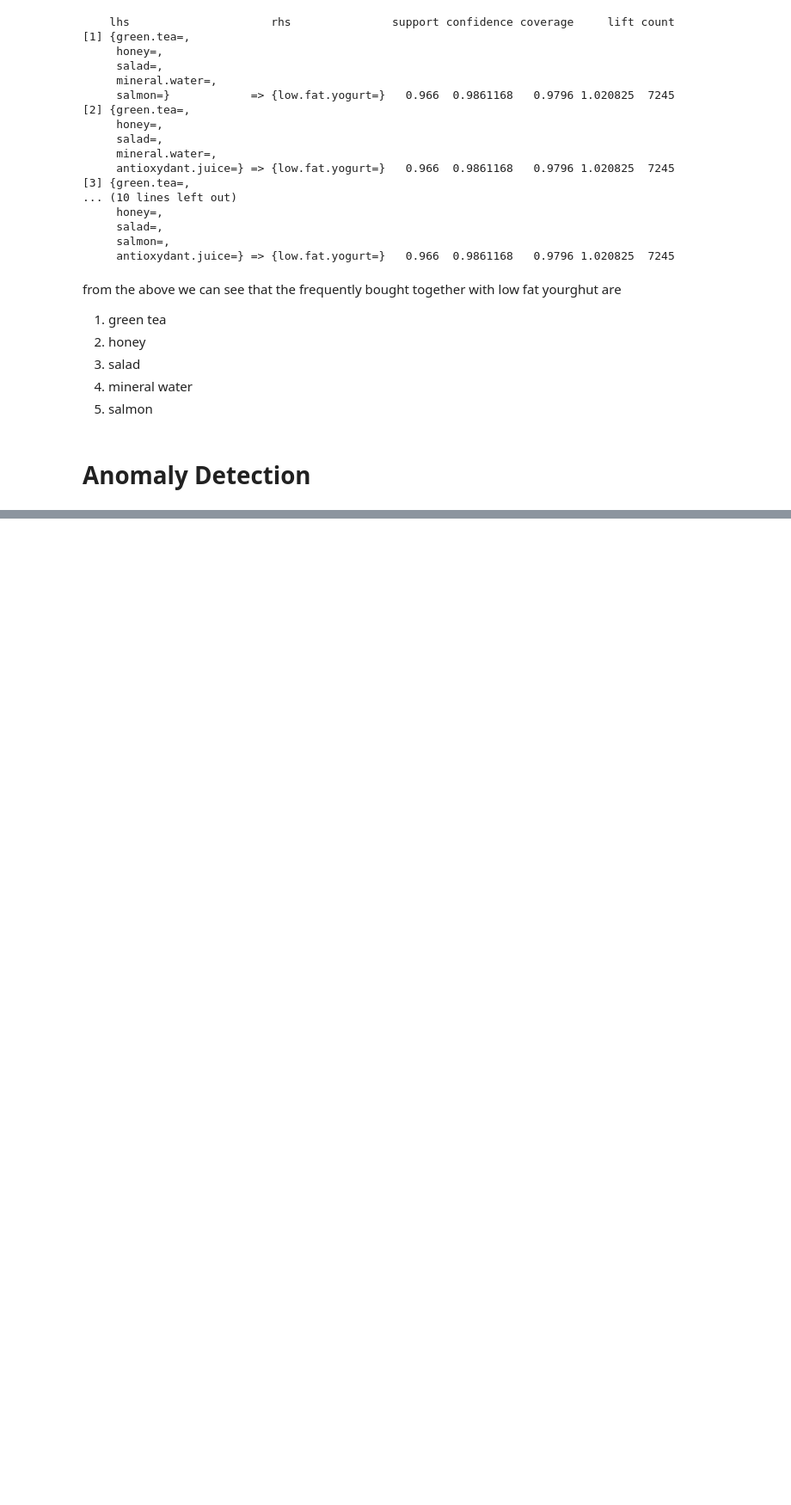
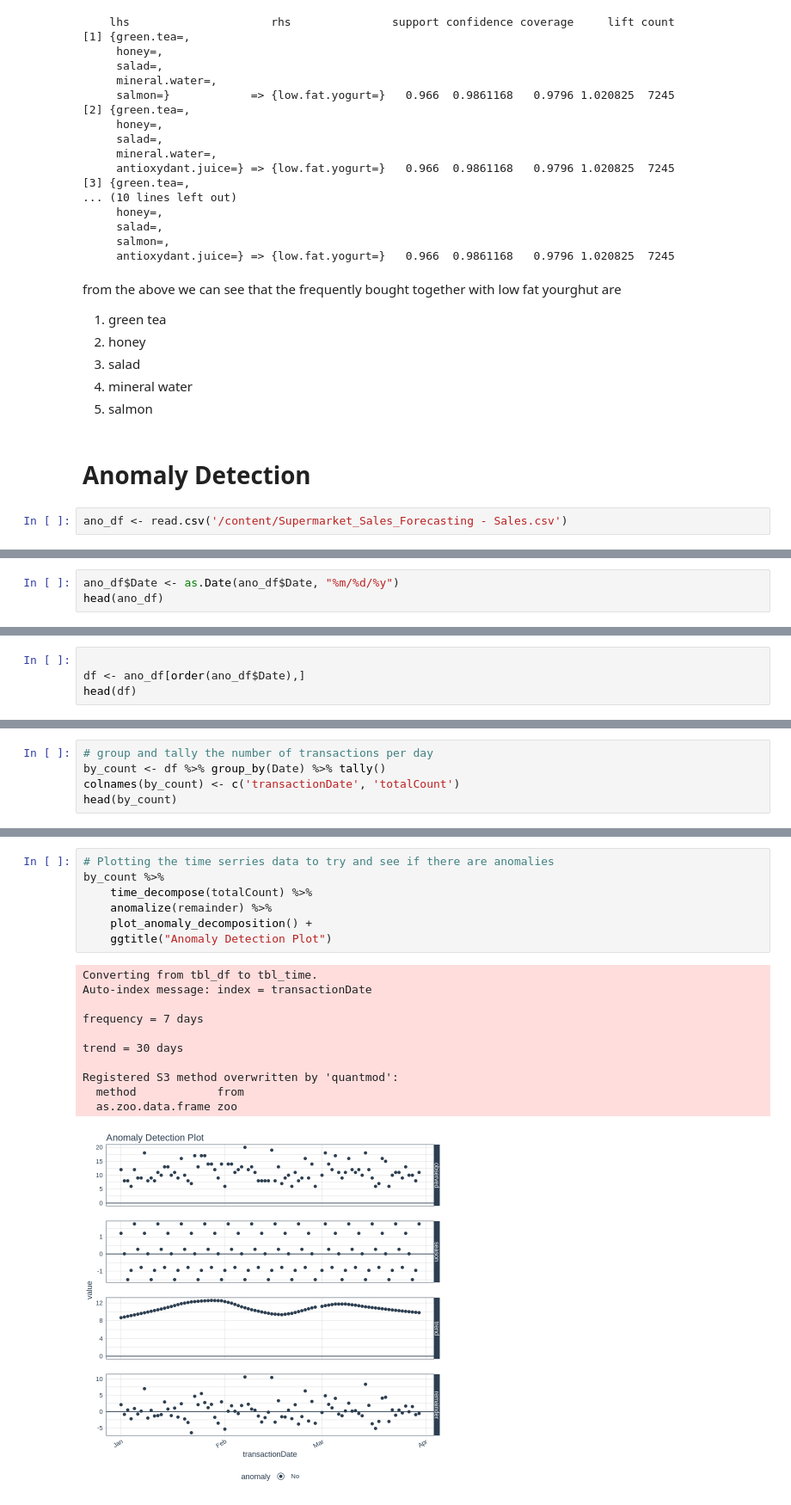
Before and after one commit to UnplugCharger/week-14, a Jupyter notebook: WEEK_14.ipynb, the cells around one changed output, grey strips where cells are left out. Shown at 86% size. Saved outputs shown, nothing was run; the diff lists cells and outputs as text; blank space fills up the shorter version.

```diff
--- a/WEEK_14.ipynb
+++ b/WEEK_14.ipynb
@@ -432,3 +432,5 @@ from the above we can see that the frequently bought together with low fat yourg
 5. salmon
 # %% [markdown]
 # Anomaly Detection
+# %%
+ano_df <- read.csv('/content/Supermarket_Sales_Forecasting - Sales.csv')
@@ -434,0 +454,3 @@ from the above we can see that the frequently bought together with low fat yourg
+# %%
+ano_df$Date <- as.Date(ano_df$Date, "%m/%d/%y")
+head(ano_df)
@@ -434,0 +484,4 @@ from the above we can see that the frequently bought together with low fat yourg
+# %%
+
+df <- ano_df[order(ano_df$Date),]
+head(df)
@@ -434,0 +500,5 @@ from the above we can see that the frequently bought together with low fat yourg
+# %%
+# group and tally the number of transactions per day
+by_count <- df %>% group_by(Date) %>% tally()
+colnames(by_count) <- c('transactionDate', 'totalCount')
+head(by_count)
@@ -434,0 +515,19 @@ from the above we can see that the frequently bought together with low fat yourg
+# %%
+# Plotting the time serries data to try and see if there are anomalies
+by_count %>%
+    time_decompose(totalCount) %>%
+    anomalize(remainder) %>%
+    plot_anomaly_decomposition() +
+    ggtitle("Anomaly Detection Plot")
+# %% [output]
+Converting from tbl_df to tbl_time.
+Auto-index message: index = transactionDate
+
+frequency = 7 days
+
+trend = 30 days
+
+Registered S3 method overwritten by 'quantmod':
+  method            from
+  as.zoo.data.frame zoo
+[figure, added]
```
Also changed, not shown: parts of 10 cells of this notebook.
